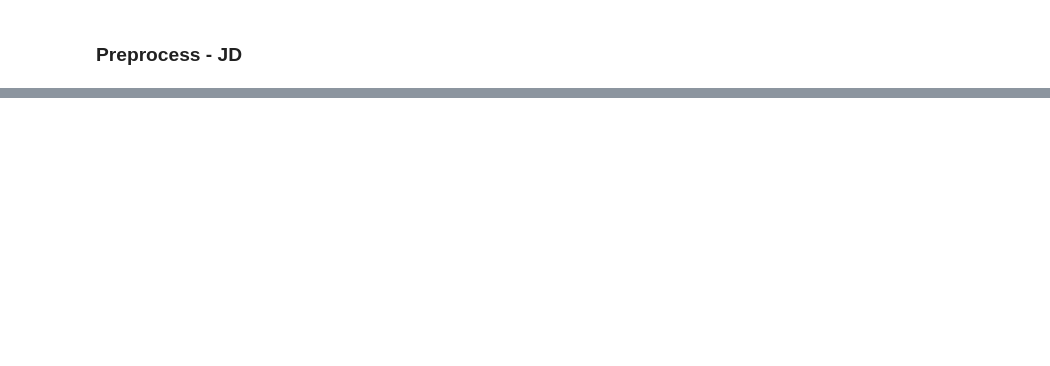
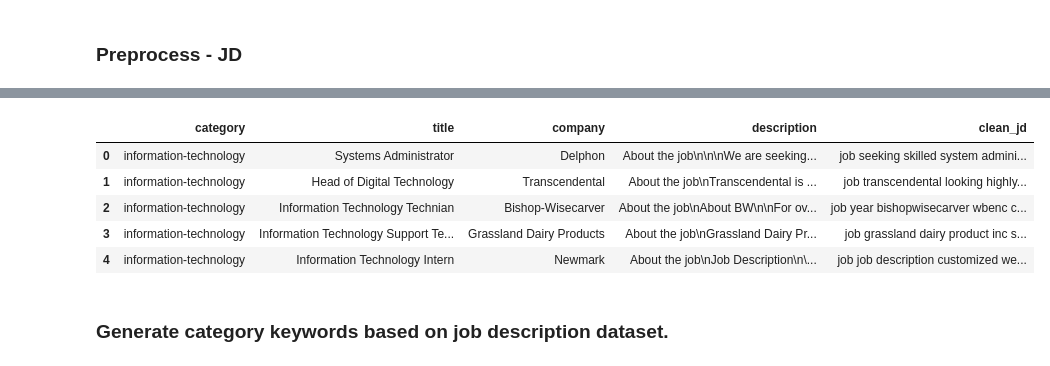
Before and after one commit to JoyJEZhang/ds--job-resume-match-system, a Jupyter notebook: preprocess.ipynb, the cells around one changed output, grey strips where cells are left out. Drawn from its saved outputs; the diff is of its cells as text; code cells hidden in the pictures; blank space fills up the shorter version.

```diff
--- a/preprocess.ipynb
+++ b/preprocess.ipynb
@@ -93,0 +111,11 @@ jd = jd[jd['clean_jd'].str.len() > 50]
+# %%
+jd.head(5)
+# %% [output]
+|  | category | title | company | description | clean_jd |
+| 0 | information-technology | Systems Administrator | Delphon | About the job\n\n\nWe are seeking... | job seeking skilled system admini... |
+| 1 | information-technology | Head of Digital Technology | Transcendental | About the job\nTranscendental is ... | job transcendental looking highly... |
+| 2 | information-technology | Information Technology Technian | Bishop-Wisecarver | About the job\nAbout BW\n\nFor ov... | job year bishopwisecarver wbenc c... |
+| 3 | information-technology | Information Technology Support Te... | Grassland Dairy Products | About the job\nGrassland Dairy Pr... | job grassland dairy product inc s... |
+| 4 | information-technology | Information Technology Intern | Newmark | About the job\nJob Description\n\... | job job description customized we... |
+# %% [markdown]
+### Generate category keywords based on job description dataset.
```
Also changed, not shown: parts of 10 cells of this notebook.
